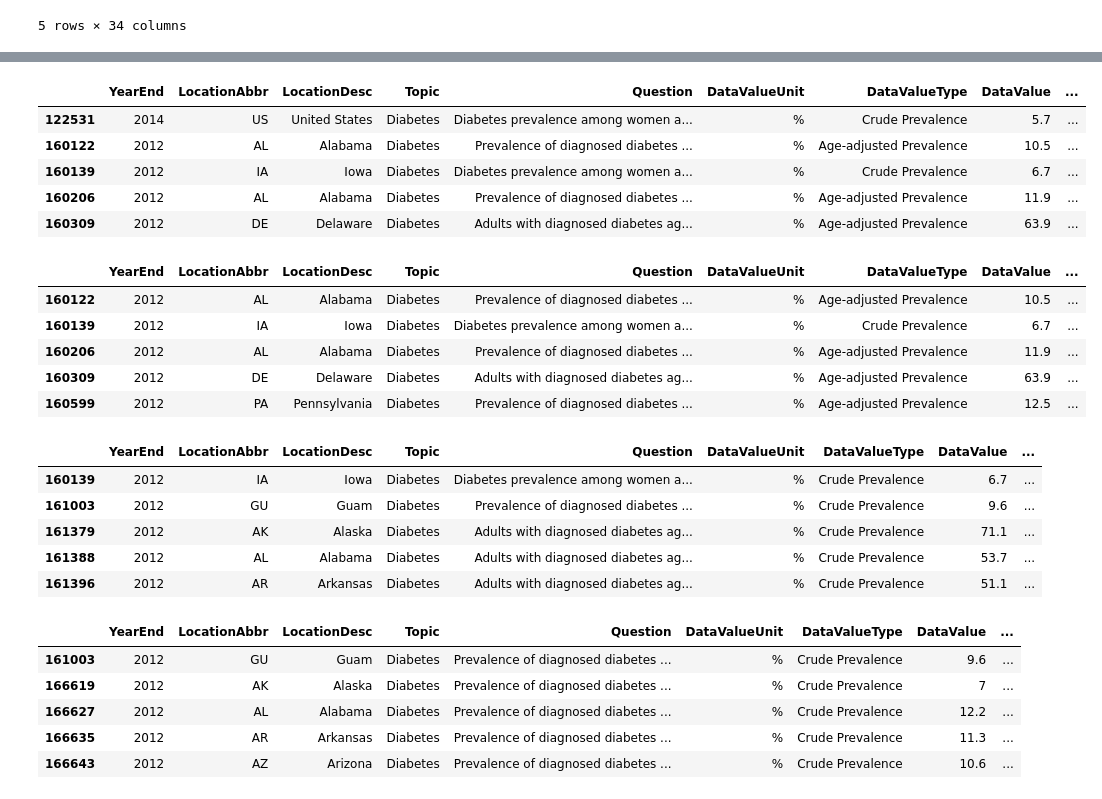
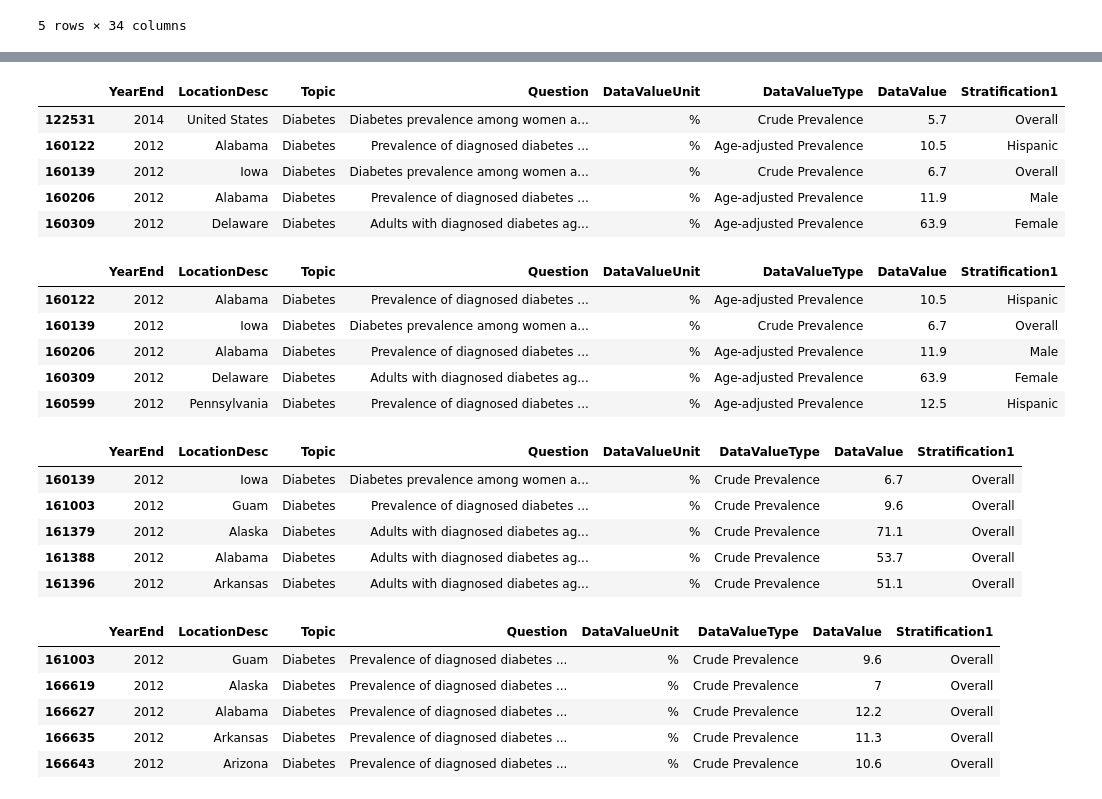
Before and after one commit to rochiecuevas/diabetes, a Jupyter notebook: Clean_Chronic_Disease_indicators.ipynb, the cells around one changed output, grey strips where cells are left out. Drawn from its saved outputs; the diff is of its cells as text; code cells hidden in the pictures.

```diff
--- a/Clean_Chronic_Disease_indicators.ipynb
+++ b/Clean_Chronic_Disease_indicators.ipynb
@@ -17,7 +17,7 @@ diseasedata.head()
 5 rows × 34 columns
 # %%
 # Choose the relevant columns
-chronic_df = diseasedata[["YearEnd", "LocationAbbr", "LocationDesc", "Topic", "Question",
+chronic_df = diseasedata[["YearEnd", "LocationDesc", "Topic", "Question",
                           "DataValueUnit", "DataValueType", "DataValue",
                           "Stratification1"]]
 # %%
@@ -47,23 +47,23 @@ chronic_df2.head()
 chronic_df3 = chronic_df2[chronic_df2["Topic"] == "Diabetes"]
 chronic_df3.head()
 # %% [output]
-|  | YearEnd | LocationAbbr | LocationDesc | Topic | Question | DataValueUnit | DataValueType | DataValue | ... |
-| 122531 | 2014 | US | United States | Diabetes | Diabetes prevalence among women a... | % | Crude Prevalence | 5.7 | ... |
-| 160122 | 2012 | AL | Alabama | Diabetes | Prevalence of diagnosed diabetes ... | % | Age-adjusted Prevalence | 10.5 | ... |
-| 160139 | 2012 | IA | Iowa | Diabetes | Diabetes prevalence among women a... | % | Crude Prevalence | 6.7 | ... |
-| 160206 | 2012 | AL | Alabama | Diabetes | Prevalence of diagnosed diabetes ... | % | Age-adjusted Prevalence | 11.9 | ... |
-| 160309 | 2012 | DE | Delaware | Diabetes | Adults with diagnosed diabetes ag... | % | Age-adjusted Prevalence | 63.9 | ... |
+|  | YearEnd | LocationDesc | Topic | Question | DataValueUnit | DataValueType | DataValue | Stratification1 |
+| 122531 | 2014 | United States | Diabetes | Diabetes prevalence among women a... | % | Crude Prevalence | 5.7 | Overall |
+| 160122 | 2012 | Alabama | Diabetes | Prevalence of diagnosed diabetes ... | % | Age-adjusted Prevalence | 10.5 | Hispanic |
+| 160139 | 2012 | Iowa | Diabetes | Diabetes prevalence among women a... | % | Crude Prevalence | 6.7 | Overall |
+| 160206 | 2012 | Alabama | Diabetes | Prevalence of diagnosed diabetes ... | % | Age-adjusted Prevalence | 11.9 | Male |
+| 160309 | 2012 | Delaware | Diabetes | Adults with diagnosed diabetes ag... | % | Age-adjusted Prevalence | 63.9 | Female |
 # %%
 # Remove data for the US (we need state-wise data)
-chronic_df4 = chronic_df3[chronic_df3["LocationAbbr"]!="US"]
+chronic_df4 = chronic_df3[chronic_df3["LocationDesc"]!="United States"]
 chronic_df4.head()
 # %% [output]
-|  | YearEnd | LocationAbbr | LocationDesc | Topic | Question | DataValueUnit | DataValueType | DataValue | ... |
-| 160122 | 2012 | AL | Alabama | Diabetes | Prevalence of diagnosed diabetes ... | % | Age-adjusted Prevalence | 10.5 | ... |
-| 160139 | 2012 | IA | Iowa | Diabetes | Diabetes prevalence among women a... | % | Crude Prevalence | 6.7 | ... |
-| 160206 | 2012 | AL | Alabama | Diabetes | Prevalence of diagnosed diabetes ... | % | Age-adjusted Prevalence | 11.9 | ... |
-| 160309 | 2012 | DE | Delaware | Diabetes | Adults with diagnosed diabetes ag... | % | Age-adjusted Prevalence | 63.9 | ... |
-| 160599 | 2012 | PA | Pennsylvania | Diabetes | Prevalence of diagnosed diabetes ... | % | Age-adjusted Prevalence | 12.5 | ... |
+|  | YearEnd | LocationDesc | Topic | Question | DataValueUnit | DataValueType | DataValue | Stratification1 |
+| 160122 | 2012 | Alabama | Diabetes | Prevalence of diagnosed diabetes ... | % | Age-adjusted Prevalence | 10.5 | Hispanic |
+| 160139 | 2012 | Iowa | Diabetes | Diabetes prevalence among women a... | % | Crude Prevalence | 6.7 | Overall |
+| 160206 | 2012 | Alabama | Diabetes | Prevalence of diagnosed diabetes ... | % | Age-adjusted Prevalence | 11.9 | Male |
+| 160309 | 2012 | Delaware | Diabetes | Adults with diagnosed diabetes ag... | % | Age-adjusted Prevalence | 63.9 | Female |
+| 160599 | 2012 | Pennsylvania | Diabetes | Prevalence of diagnosed diabetes ... | % | Age-adjusted Prevalence | 12.5 | Hispanic |
 # %%
 # Choose the data based on the following criteria:
 # Crude Prevalence as the DataValueType
@@ -72,12 +72,12 @@ chronic_df5 = chronic_df4.query("DataValueType == 'Crude Prevalence' & \
                                  Stratification1 == 'Overall'")
 chronic_df5.head()
 # %% [output]
-|  | YearEnd | LocationAbbr | LocationDesc | Topic | Question | DataValueUnit | DataValueType | DataValue | ... |
-| 160139 | 2012 | IA | Iowa | Diabetes | Diabetes prevalence among women a... | % | Crude Prevalence | 6.7 | ... |
-| 161003 | 2012 | GU | Guam | Diabetes | Prevalence of diagnosed diabetes ... | % | Crude Prevalence | 9.6 | ... |
-| 161379 | 2012 | AK | Alaska | Diabetes | Adults with diagnosed diabetes ag... | % | Crude Prevalence | 71.1 | ... |
-| 161388 | 2012 | AL | Alabama | Diabetes | Adults with diagnosed diabetes ag... | % | Crude Prevalence | 53.7 | ... |
-| 161396 | 2012 | AR | Arkansas | Diabetes | Adults with diagnosed diabetes ag... | % | Crude Prevalence | 51.1 | ... |
+|  | YearEnd | LocationDesc | Topic | Question | DataValueUnit | DataValueType | DataValue | Stratification1 |
+| 160139 | 2012 | Iowa | Diabetes | Diabetes prevalence among women a... | % | Crude Prevalence | 6.7 | Overall |
+| 161003 | 2012 | Guam | Diabetes | Prevalence of diagnosed diabetes ... | % | Crude Prevalence | 9.6 | Overall |
+| 161379 | 2012 | Alaska | Diabetes | Adults with diagnosed diabetes ag... | % | Crude Prevalence | 71.1 | Overall |
+| 161388 | 2012 | Alabama | Diabetes | Adults with diagnosed diabetes ag... | % | Crude Prevalence | 53.7 | Overall |
+| 161396 | 2012 | Arkansas | Diabetes | Adults with diagnosed diabetes ag... | % | Crude Prevalence | 51.1 | Overall |
 # %%
 # Choose data with Question as "Prevalence of diagnosed diabetes among adults aged >= 18 years"
 chronic_df6 = chronic_df5[chronic_df5["Question"] == "Prevalence of diagnosed diabetes \
@@ -85,9 +85,9 @@ among adults aged >= 18 years"]
 
 chronic_df6.head()
 # %% [output]
-|  | YearEnd | LocationAbbr | LocationDesc | Topic | Question | DataValueUnit | DataValueType | DataValue | ... |
-| 161003 | 2012 | GU | Guam | Diabetes | Prevalence of diagnosed diabetes ... | % | Crude Prevalence | 9.6 | ... |
-| 166619 | 2012 | AK | Alaska | Diabetes | Prevalence of diagnosed diabetes ... | % | Crude Prevalence | 7 | ... |
-| 166627 | 2012 | AL | Alabama | Diabetes | Prevalence of diagnosed diabetes ... | % | Crude Prevalence | 12.2 | ... |
-| 166635 | 2012 | AR | Arkansas | Diabetes | Prevalence of diagnosed diabetes ... | % | Crude Prevalence | 11.3 | ... |
-| 166643 | 2012 | AZ | Arizona | Diabetes | Prevalence of diagnosed diabetes ... | % | Crude Prevalence | 10.6 | ... |
+|  | YearEnd | LocationDesc | Topic | Question | DataValueUnit | DataValueType | DataValue | Stratification1 |
+| 161003 | 2012 | Guam | Diabetes | Prevalence of diagnosed diabetes ... | % | Crude Prevalence | 9.6 | Overall |
+| 166619 | 2012 | Alaska | Diabetes | Prevalence of diagnosed diabetes ... | % | Crude Prevalence | 7 | Overall |
+| 166627 | 2012 | Alabama | Diabetes | Prevalence of diagnosed diabetes ... | % | Crude Prevalence | 12.2 | Overall |
+| 166635 | 2012 | Arkansas | Diabetes | Prevalence of diagnosed diabetes ... | % | Crude Prevalence | 11.3 | Overall |
+| 166643 | 2012 | Arizona | Diabetes | Prevalence of diagnosed diabetes ... | % | Crude Prevalence | 10.6 | Overall |
```
Also changed, not shown: parts of 4 cells of this notebook, 1 other file.
